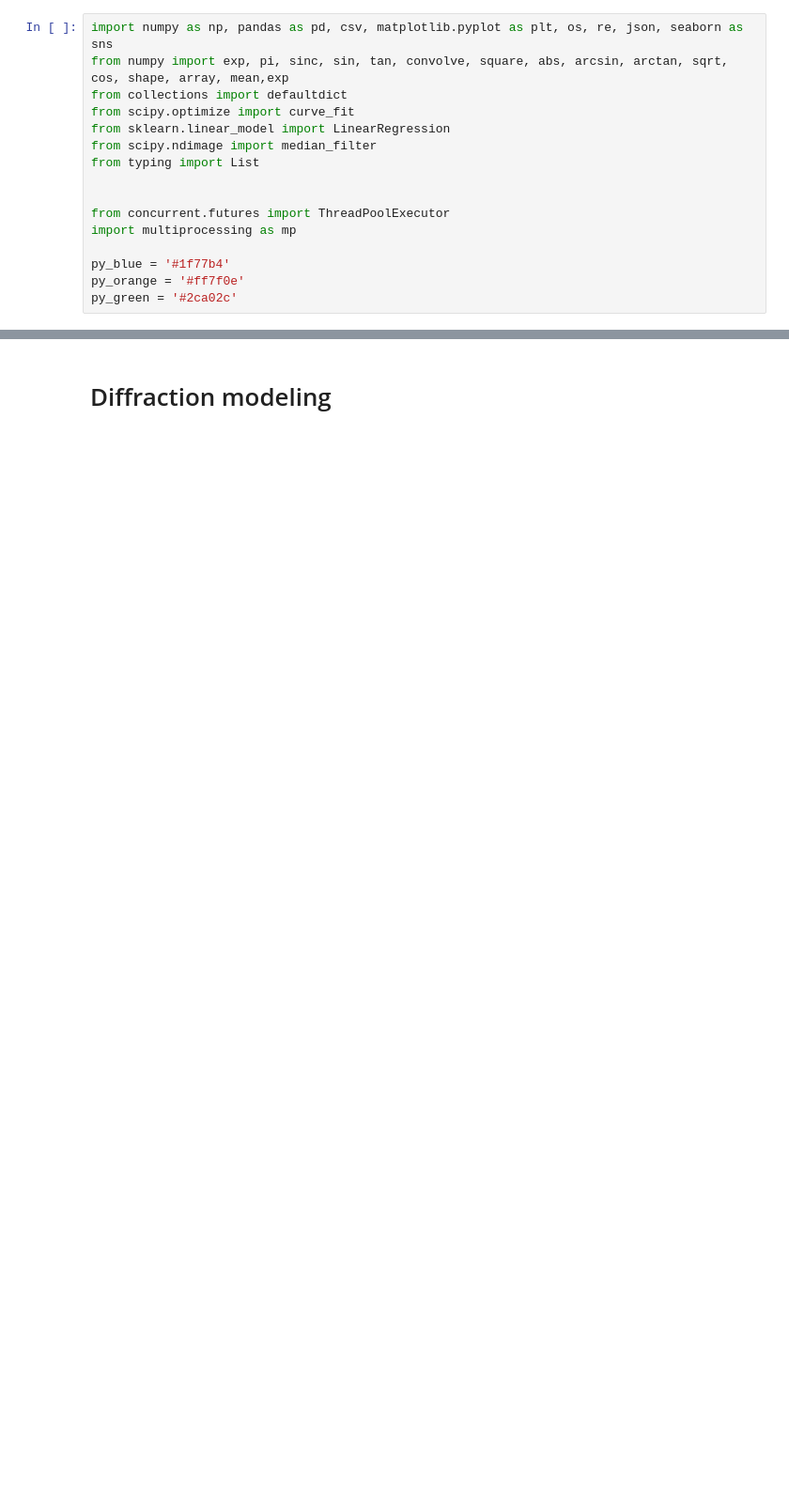
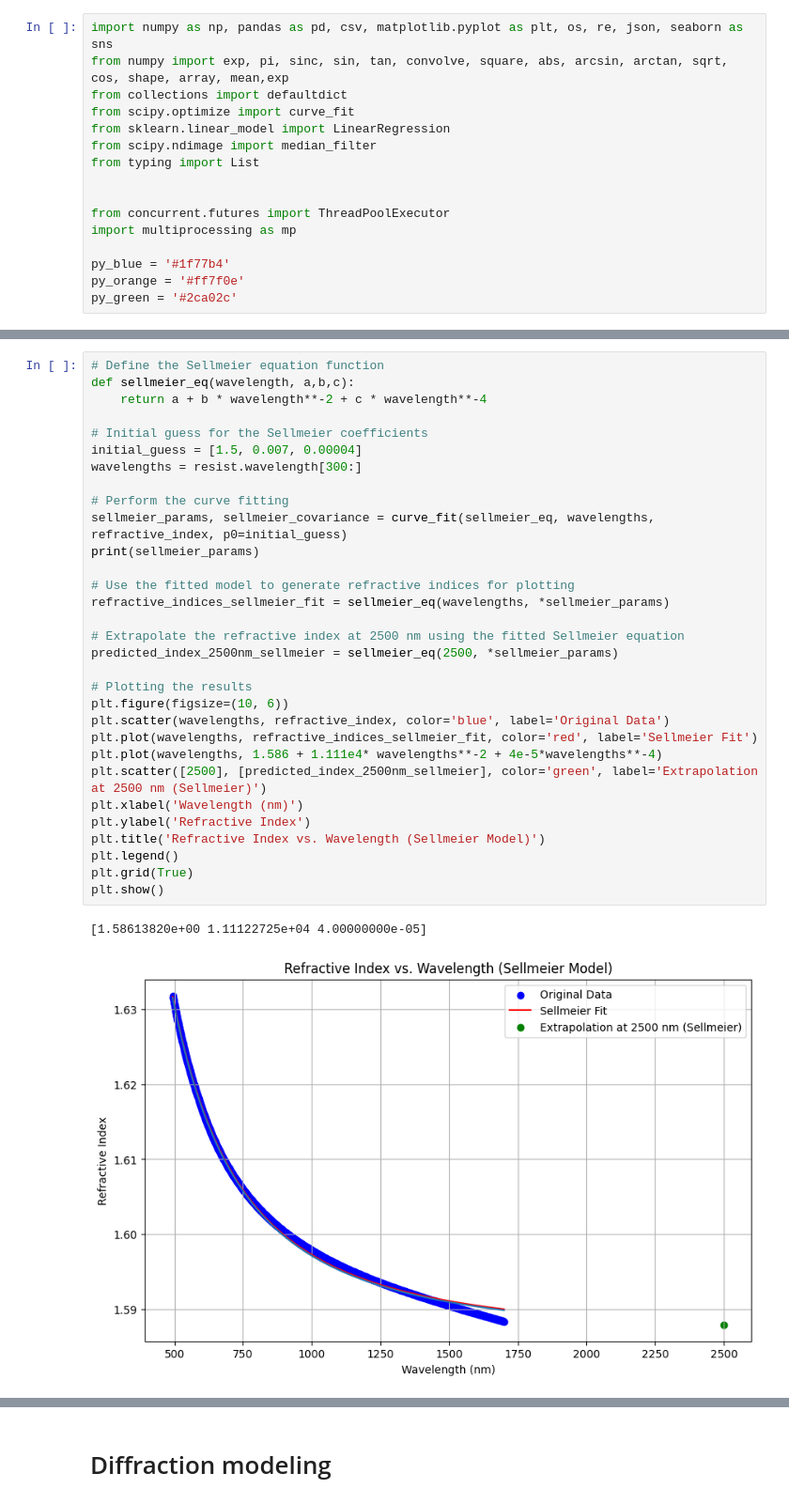
Before and after one commit to JohnyCoder238/Diploma_thesis, a Jupyter notebook: diffraction_data_processing_and_simulation.ipynb, the cells around one changed output, grey strips where cells are left out. Shown at 94% size. Drawn from its saved outputs; the diff is of its cells as text; blank space fills up the shorter version.

```diff
--- a/diffraction_data_processing_and_simulation.ipynb
+++ b/diffraction_data_processing_and_simulation.ipynb
@@ -16,0 +35,34 @@ py_green = '#2ca02c'
+# %%
+# Define the Sellmeier equation function
+def sellmeier_eq(wavelength, a,b,c):
+    return a + b * wavelength**-2 + c * wavelength**-4
+
+# Initial guess for the Sellmeier coefficients
+initial_guess = [1.5, 0.007, 0.00004]
+wavelengths = resist.wavelength[300:]
+
+# Perform the curve fitting
+sellmeier_params, sellmeier_covariance = curve_fit(sellmeier_eq, wavelengths, refractive_index, p0=initial_guess)
+print(sellmeier_params)
+
+# Use the fitted model to generate refractive indices for plotting
+refractive_indices_sellmeier_fit = sellmeier_eq(wavelengths, *sellmeier_params)
+
+# Extrapolate the refractive index at 2500 nm using the fitted Sellmeier equation
+predicted_index_2500nm_sellmeier = sellmeier_eq(2500, *sellmeier_params)
+
+# Plotting the results
+plt.figure(figsize=(10, 6))
+plt.scatter(wavelengths, refractive_index, color='blue', label='Original Data')
+plt.plot(wavelengths, refractive_indices_sellmeier_fit, color='red', label='Sellmeier Fit')
+plt.plot(wavelengths, 1.586 + 1.111e4* wavelengths**-2 + 4e-5*wavelengths**-4)
+plt.scatter([2500], [predicted_index_2500nm_sellmeier], color='green', label='Extrapolation at 2500 nm (Sellmeier)')
+plt.xlabel('Wavelength (nm)')
+plt.ylabel('Refractive Index')
+plt.title('Refractive Index vs. Wavelength (Sellmeier Model)')
+plt.legend()
+plt.grid(True)
+plt.show()
+# %% [output]
+[1.58613820e+00 1.11122725e+04 4.00000000e-05]
+[figure, added]
```
Also changed, not shown: parts of 9 cells of this notebook.
